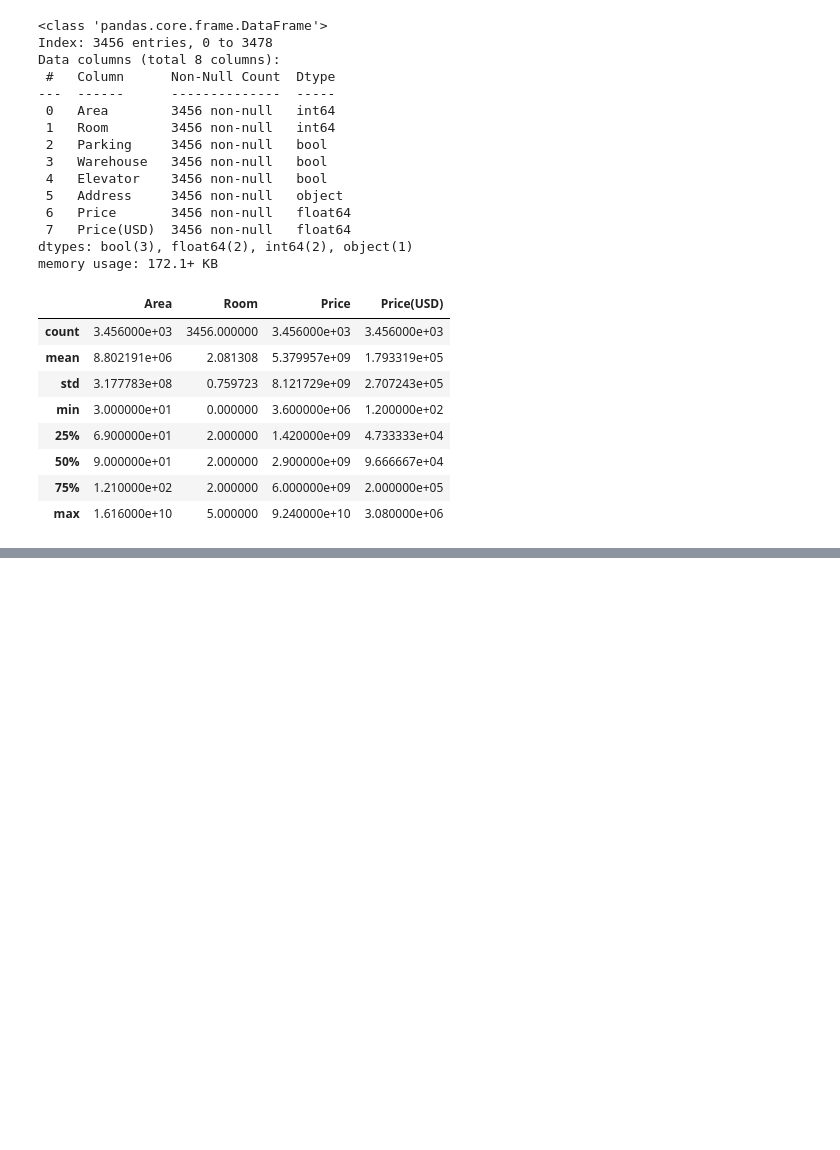
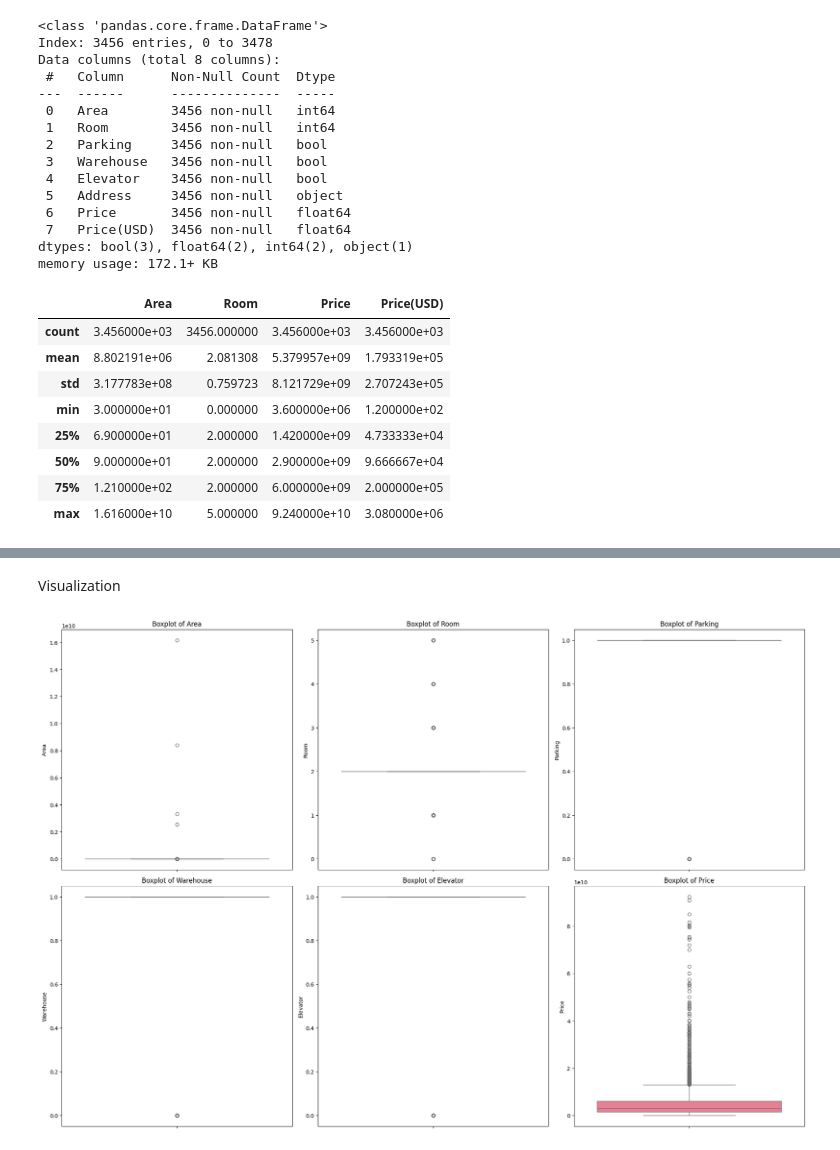
Before and after one commit to sajjadkhazaei/house-prices-in-tehran, a Jupyter notebook: house prices.ipynb, the cells around one changed output, grey strips where cells are left out. Saved outputs shown, nothing was run; the diff lists cells and outputs as text; code cells hidden in the pictures; blank space fills up the shorter version.

Commit message:
Data visualization

```diff
--- a/house prices.ipynb
+++ b/house prices.ipynb
@@ -100,0 +117,21 @@ df.head()
+# %%
+df.drop(columns='Price(USD)',inplace=True)
+# %% [markdown]
+Visualization
+# %%
+import matplotlib.pyplot as plt
+import seaborn as sns
+# Identify numerical columns
+features = df[['Area', 'Room', 'Parking', 'Warehouse', 'Elevator', 'Price']]
+# Define color palette
+palette = sns.color_palette("husl",len(features))
+#to show Outliers in data
+plt.figure(figsize=(20, 20))
+for i, col in enumerate(features, 1):
+    plt.subplot(3,3, i)
+    sns.boxplot(y=df[col], color=palette[i-1])
+    plt.title(f'Boxplot of {col}')
+plt.tight_layout()
+plt.show()
+# %% [output]
+[figure, added]
```
Also changed, not shown: parts of 12 cells of this notebook.
